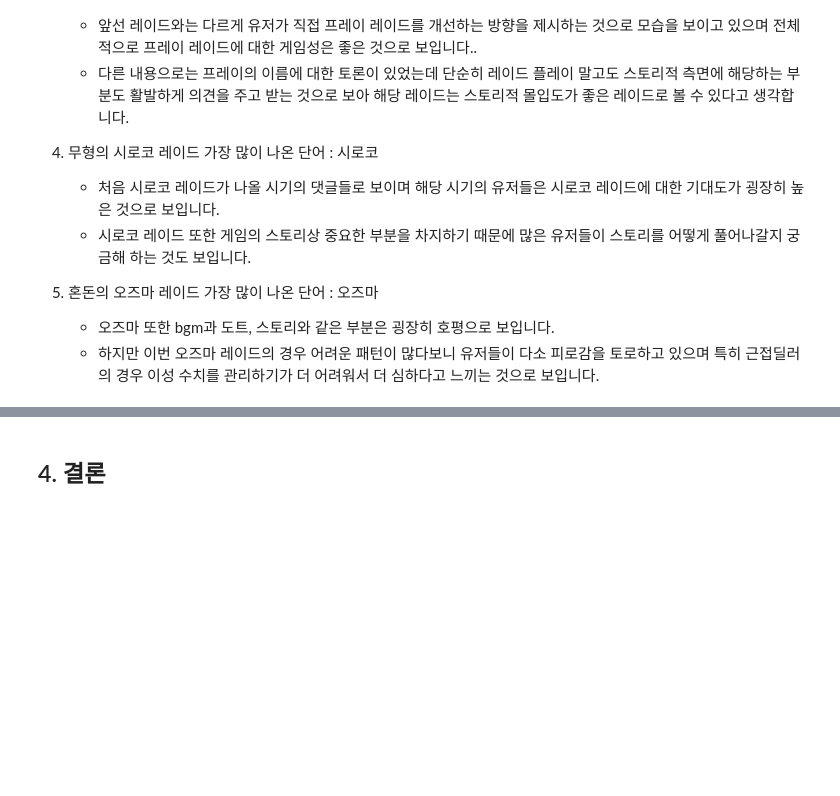
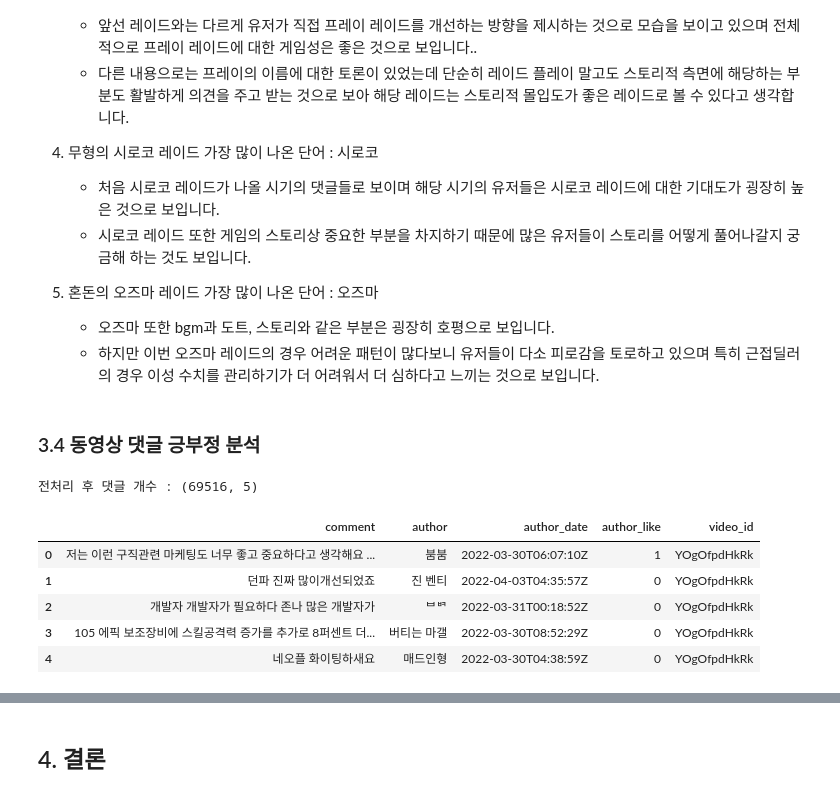
Before and after one commit to sda96/DNF_Analysis, a Jupyter notebook: notebook/DF_youtube_comment/던파TV_컨텐츠분석.ipynb, the cells around one changed output, grey strips where cells are left out. Drawn from its saved outputs; the diff is of its cells as text; code cells hidden in the pictures; blank space fills up the shorter version.

```diff
--- a/notebook/던파TV_컨텐츠분석.ipynb
+++ b/notebook/DF_youtube_comment/던파TV_컨텐츠분석.ipynb
@@ -584,3 +584,39 @@ for i in words_dict:
 5. 혼돈의 오즈마 레이드 가장 많이 나온 단어 : 오즈마
     - 오즈마 또한 bgm과 도트, 스토리와 같은 부분은 굉장히 호평으로 보입니다.
     - 하지만 이번 오즈마 레이드의 경우 어려운 패턴이 많다보니 유저들이 다소 피로감을 토로하고 있으며 특히 근접딜러의 경우 이성 수치를 관리하기가 더 어려워서 더 심하다고 느끼는 것으로 보입니다.
+# %% [markdown]
+### 3.4 동영상 댓글 긍부정 분석
+# %%
+def is_hangul(x):
+    if re.search(r"[ㄱ-ㅎ가-힣]", x):
+        return x
+    else:
+        return None
+
+def is_Nan(x):
+    if x:
+        return x
+    else:
+        return None
+# %%
+cp_total_comments = total_comments.copy()
+
+# 댓글 텍스트 전처리
+cp_total_comments["comment"] = cp_total_comments["comment"].apply(lambda x : re.sub("[a-zA-Z]", "", x))
+cp_total_comments["comment"] = cp_total_comments["comment"].apply(lambda x : process(x, mecab))
+
+# 이상치, 결측치 제거
+cp_total_comments["comment"] = cp_total_comments["comment"].apply(is_hangul)
+cp_total_comments["comment"] = cp_total_comments["comment"].apply(is_Nan)
+cp_total_comments = cp_total_comments[cp_total_comments["comment"].notnull()]
+cp_total_comments = cp_total_comments.reset_index(drop=True)
+print(f"전처리 후 댓글 개수 : {cp_total_comments.shape}")
+cp_total_comments.head()
+# %% [output]
+전처리 후 댓글 개수 : (69516, 5)
+|  | comment | author | author_date | author_like | video_id |
+| 0 | 저는 이런 구직관련 마케팅도 너무 좋고 중요하다고 생각해요 ... | 붐붐 | 2022-03-30T06:07:10Z | 1 | YOgOfpdHkRk |
+| 1 | 던파 진짜 많이개선되었죠 | 진 벤티 | 2022-04-03T04:35:57Z | 0 | YOgOfpdHkRk |
+| 2 | 개발자 개발자가 필요하다 존나 많은 개발자가 | ᄇᄇᄏ | 2022-03-31T00:18:52Z | 0 | YOgOfpdHkRk |
+| 3 | 105 에픽 보조장비에 스킬공격력 증가를 추가로 8퍼센트 더... | 버티는 마갤 | 2022-03-30T08:52:29Z | 0 | YOgOfpdHkRk |
+| 4 | 네오플 화이팅하새요 | 매드인형 | 2022-03-30T04:38:59Z | 0 | YOgOfpdHkRk |
```
Also changed, not shown: parts of 14 cells of this notebook, 6 other files.
